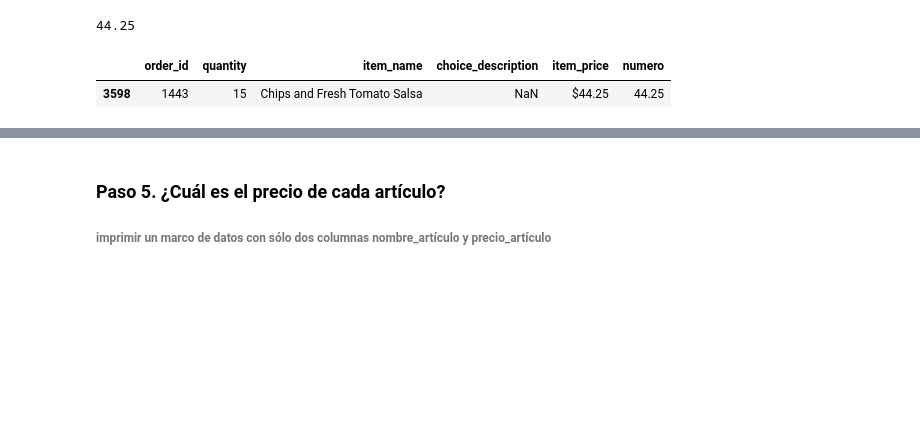
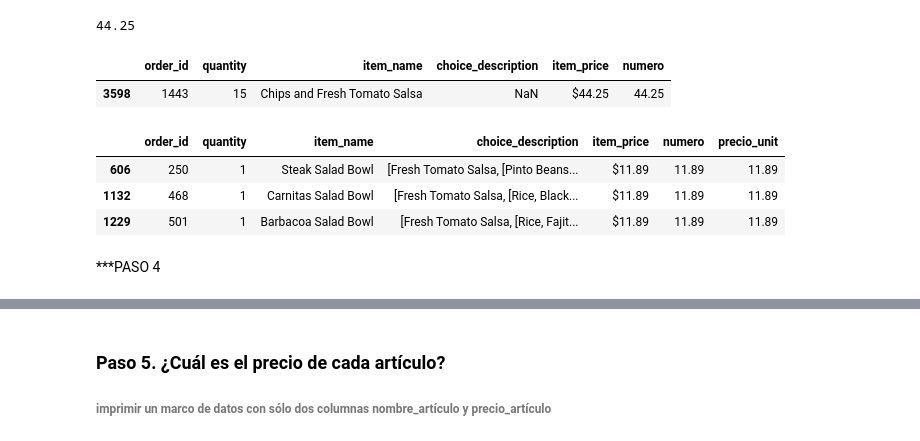
Before and after one commit to LauraGSanchz/DS_PT_09_2023, a Jupyter notebook: Data_Analysis/2-Pandas/Practica/2-Chipotle/Chipotle.ipynb, the cells around one changed output, grey strips where cells are left out. Cells and saved outputs as stored; diff of their text form; code cells hidden in the pictures; blank space fills up the shorter version.

```diff
--- a/Data_Analysis/2-Pandas/Practica/2-Chipotle/Chipotle.ipynb
+++ b/Data_Analysis/2-Pandas/Practica/2-Chipotle/Chipotle.ipynb
@@ -80,3 +81,15 @@ chipo[mask]
 # %% [output]
 |  | order_id | quantity | item_name | choice_description | item_price | numero |
 | 3598 | 1443 | 15 | Chips and Fresh Tomato Salsa | NaN | $44.25 | 44.25 |
+# %%
+# pero lo anterior es el mayor precio pero de 15 unidades. Necesitamos una nueva columna de precio unitario
+chipo['precio_unit'] = chipo['numero'] / chipo['quantity']
+chipo['precio_unit'].max()
+chipo[chipo['numero']== chipo['precio_unit'].max()].drop_duplicates(['item_name'])
+# %% [output]
+|  | order_id | quantity | item_name | choice_description | item_price | numero | precio_unit |
+| 606 | 250 | 1 | Steak Salad Bowl | [Fresh Tomato Salsa, [Pinto Beans... | $11.89 | 11.89 | 11.89 |
+| 1132 | 468 | 1 | Carnitas Salad Bowl | [Fresh Tomato Salsa, [Rice, Black... | $11.89 | 11.89 | 11.89 |
+| 1229 | 501 | 1 | Barbacoa Salad Bowl | [Fresh Tomato Salsa, [Rice, Fajit... | $11.89 | 11.89 | 11.89 |
+# %% [markdown]
+***PASO 4
```
Also changed, not shown: parts of 7 cells of this notebook, 1 other file.
